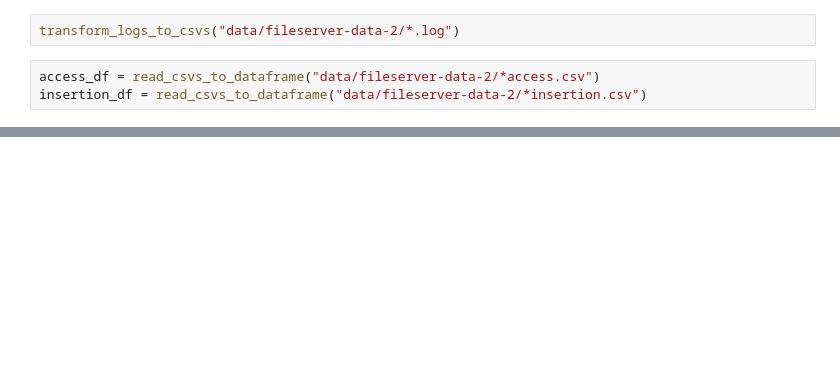
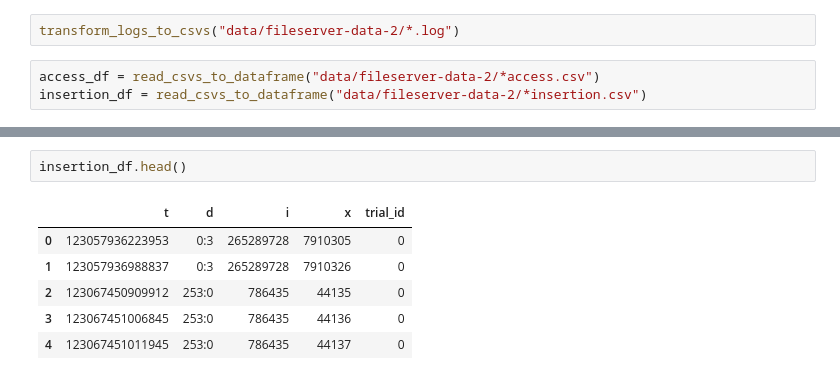
Before and after one commit to JayAndJef/learnedcache, a Jupyter notebook: hitmiss.ipynb, the cells around one changed output, grey strips where cells are left out. Saved outputs shown, nothing was run; the diff lists cells and outputs as text; blank space fills up the shorter version.

```diff
--- a/hitmiss.ipynb
+++ b/hitmiss.ipynb
@@ -23,0 +26,9 @@ insertion_df = read_csvs_to_dataframe("data/fileserver-data-2/*insertion.csv")
+# %%
+insertion_df.head()
+# %% [output]
+|  | t | d | i | x | trial_id |
+| 0 | 123057936223953 | 0:3 | 265289728 | 7910305 | 0 |
+| 1 | 123057936988837 | 0:3 | 265289728 | 7910326 | 0 |
+| 2 | 123067450909912 | 253:0 | 786435 | 44135 | 0 |
+| 3 | 123067451006845 | 253:0 | 786435 | 44136 | 0 |
+| 4 | 123067451011945 | 253:0 | 786435 | 44137 | 0 |
```
Also changed, not shown: parts of 6 cells of this notebook, 4 other files.
